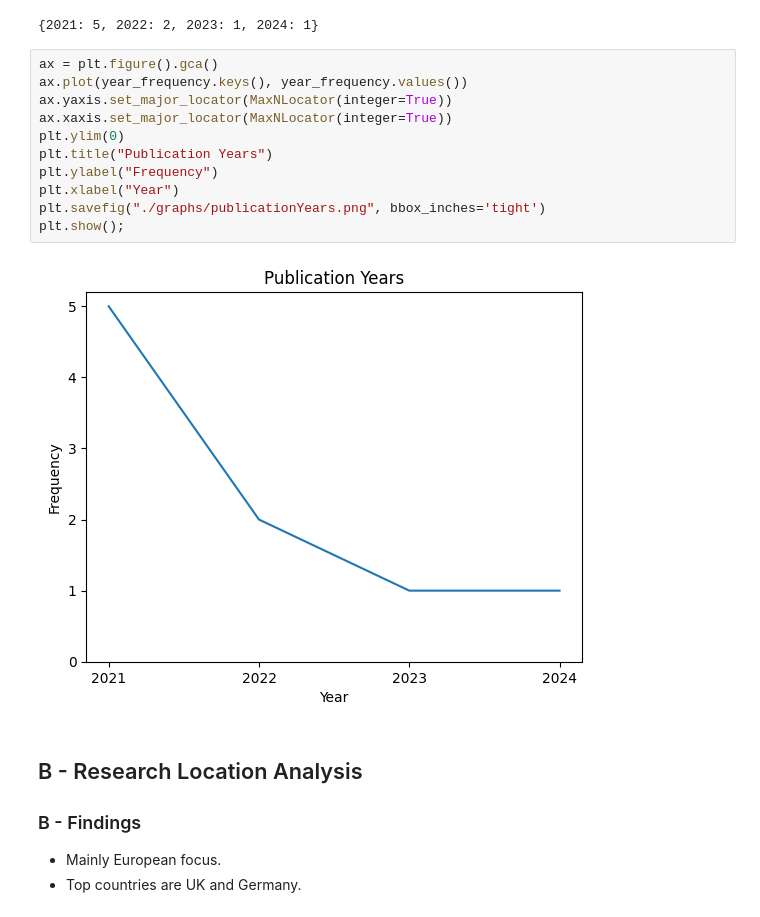
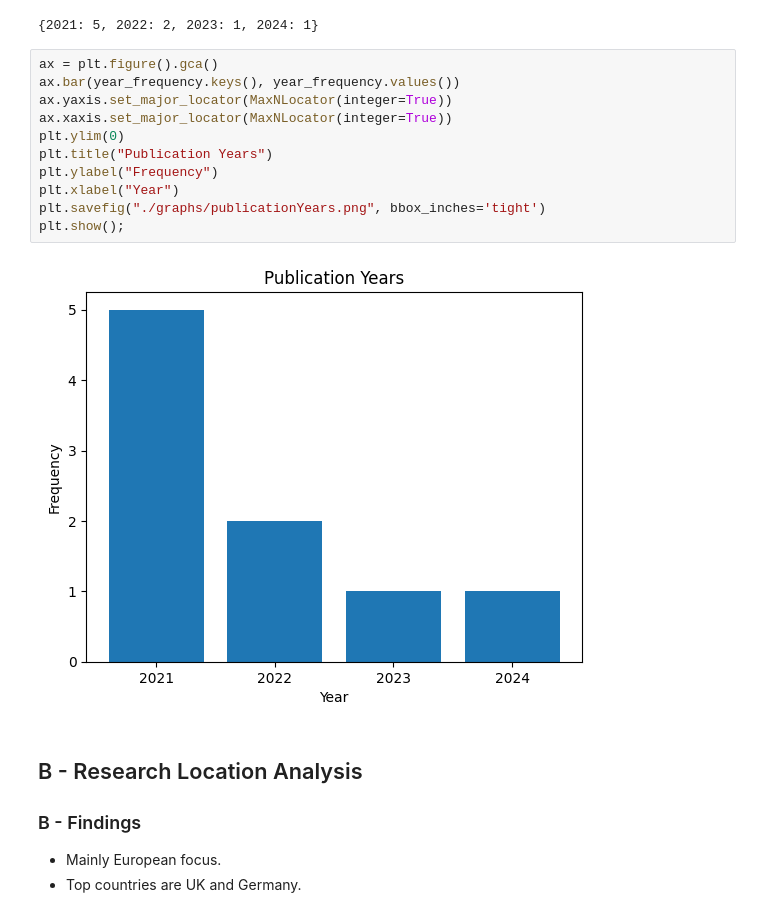
Before and after one commit to isabel-ronan/reviewNursingHomeAI, a Jupyter notebook: robots_smart_devices/data_analysis.ipynb, the cells around one changed output. Cells and saved outputs as stored; diff of their text form.

```diff
--- a/robots_smart_devices/data_analysis.ipynb
+++ b/robots_smart_devices/data_analysis.ipynb
@@ -44,17 +44,17 @@ year_frequency
 {2021: 5, 2022: 2, 2023: 1, 2024: 1}
 # %%
 ax = plt.figure().gca()
-ax.plot(year_frequency.keys(), year_frequency.values())
+ax.bar(year_frequency.keys(), year_frequency.values())
 ax.yaxis.set_major_locator(MaxNLocator(integer=True))
 ax.xaxis.set_major_locator(MaxNLocator(integer=True))
 plt.ylim(0)
 plt.title("Publication Years")
 plt.ylabel("Frequency")
 plt.xlabel("Year")
 plt.savefig("./graphs/publicationYears.png", bbox_inches='tight')
 plt.show();
 # %% [output]
-[figure, old version]
+[figure, new version]
 # %% [markdown]
 ## B - Research Location Analysis
 
```
Also changed, not shown: 7 other files.
